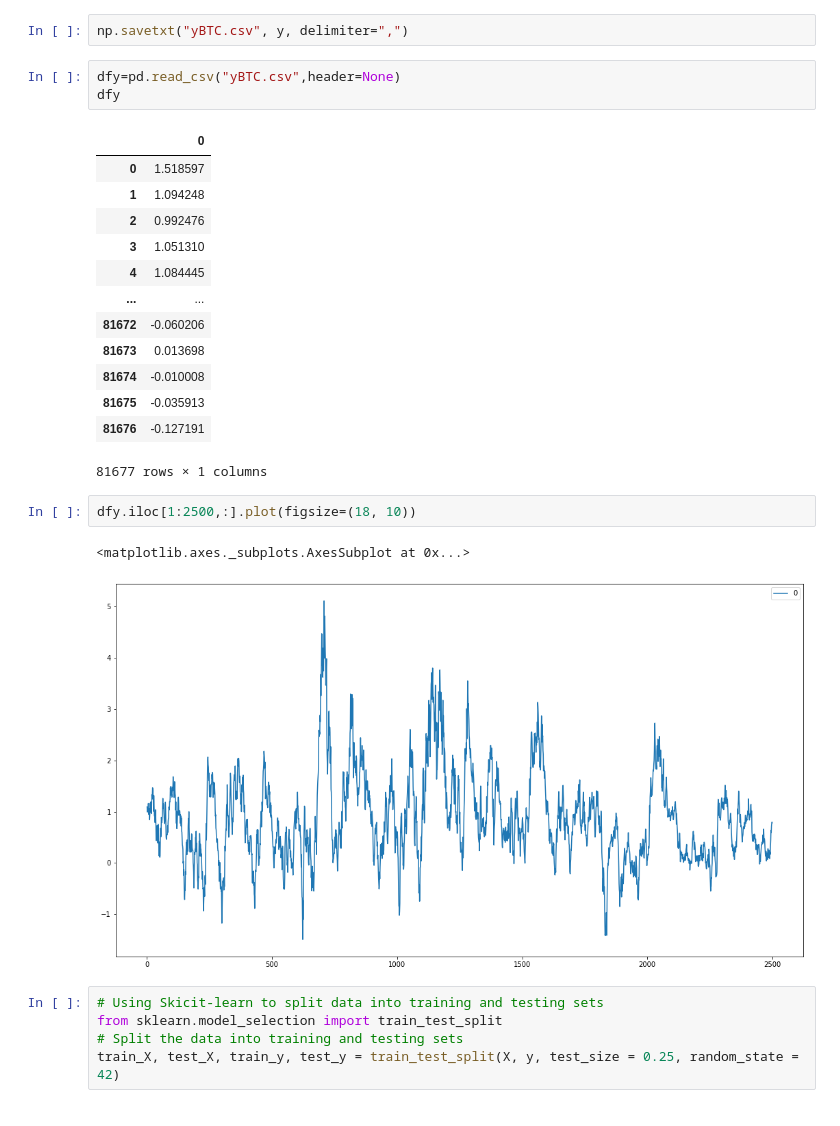
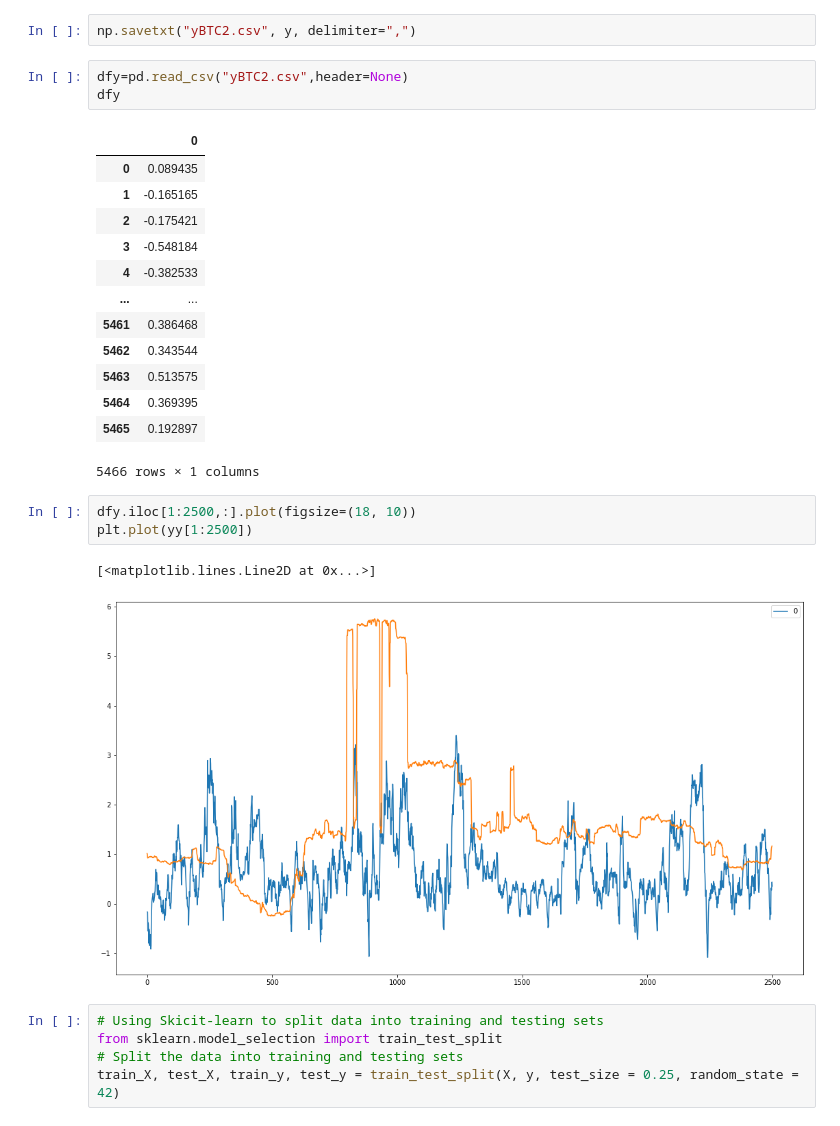
Before and after one commit to racumen/python-binance, a Jupyter notebook: Untitled1.ipynb, the cells around one changed output. Saved outputs shown, nothing was run; the diff lists cells and outputs as text.

```diff
--- a/Untitled1.ipynb
+++ b/Untitled1.ipynb
@@ -132,27 +150,28 @@ dfX
 # %%
-np.savetxt("yBTC.csv", y, delimiter=",")
+np.savetxt("yBTC2.csv", y, delimiter=",")
 # %%
-dfy=pd.read_csv("yBTC.csv",header=None)
+dfy=pd.read_csv("yBTC2.csv",header=None)
 dfy
 # %% [output]
 |  | 0 |
-| 0 | 1.518597 |
-| 1 | 1.094248 |
-| 2 | 0.992476 |
-| 3 | 1.051310 |
-| 4 | 1.084445 |
+| 0 | 0.089435 |
+| 1 | -0.165165 |
+| 2 | -0.175421 |
+| 3 | -0.548184 |
+| 4 | -0.382533 |
 | ... | ... |
-| 81672 | -0.060206 |
-| 81673 | 0.013698 |
-| 81674 | -0.010008 |
-| 81675 | -0.035913 |
-| 81676 | -0.127191 |
+| 5461 | 0.386468 |
+| 5462 | 0.343544 |
+| 5463 | 0.513575 |
+| 5464 | 0.369395 |
+| 5465 | 0.192897 |
-81677 rows × 1 columns
+5466 rows × 1 columns
 # %%
 dfy.iloc[1:2500,:].plot(figsize=(18, 10))
+plt.plot(yy[1:2500])
 # %% [output]
-<matplotlib.axes._subplots.AxesSubplot at 0x...>
+[<matplotlib.lines.Line2D at 0x...>]
-[figure, old version]
+[figure, new version]
 # %%
 # Using Skicit-learn to split data into training and testing sets
 from sklearn.model_selection import train_test_split
```
Also changed, not shown: parts of 23 cells of this notebook.
